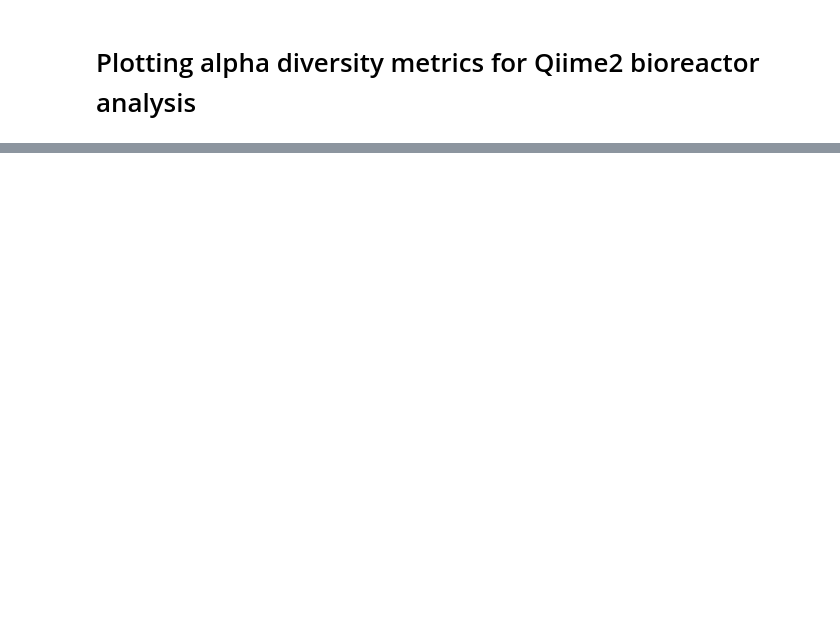
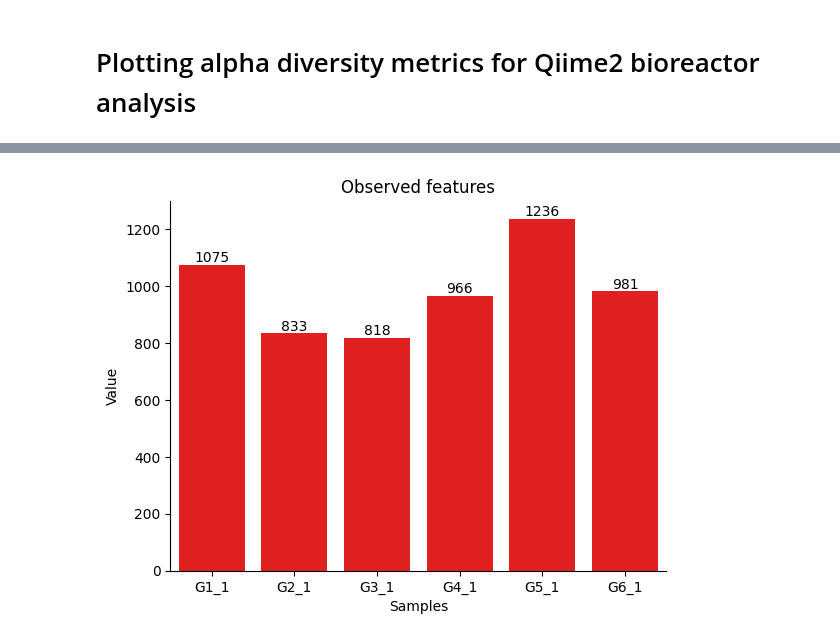
Before and after one commit to juanjo255/MAUS, a Jupyter notebook: utils/plot_qiime.ipynb, the cells around one changed output, grey strips where cells are left out. Cells and saved outputs as stored; diff of their text form; code cells hidden in the pictures; blank space fills up the shorter version.

```diff
--- a/utils/plot_qiime.ipynb
+++ b/utils/plot_qiime.ipynb
@@ -13,6 +13,7 @@ for folder in alpha_metrics_folders:
     file["alpha_metric"]=folder
     alpha_diversity = pd.concat([alpha_diversity, file], axis=0)
 alpha_diversity.reset_index(drop=True,inplace=True)
+observed_features = alpha_diversity[alpha_diversity["alpha_metric"]=="observed_features"]
 alpha_diversity=alpha_diversity[alpha_diversity["alpha_metric"]!="observed_features"]
 # %%
 alpha_diversity[1]=alpha_diversity[1].apply(lambda x:round(x,2))
@@ -51,0 +49,10 @@ for i in alpha_plot.containers[1]:
+# %%
+alpha_plot=sns.barplot(observed_features, x=0, y=1, color="red")
+alpha_plot.bar_label(alpha_plot.containers[0], fontsize=10)
+sns.despine()
+plt.xlabel("Samples")
+plt.ylabel("Value")
+plt.title("Observed features")
+#plt.savefig("observed_features_qiime2.png", format="png", dpi=600, bbox_inches='tight')
+# %% [output]
+[figure, added]
```
Also changed, not shown: parts of 3 cells of this notebook, 3 other files.
